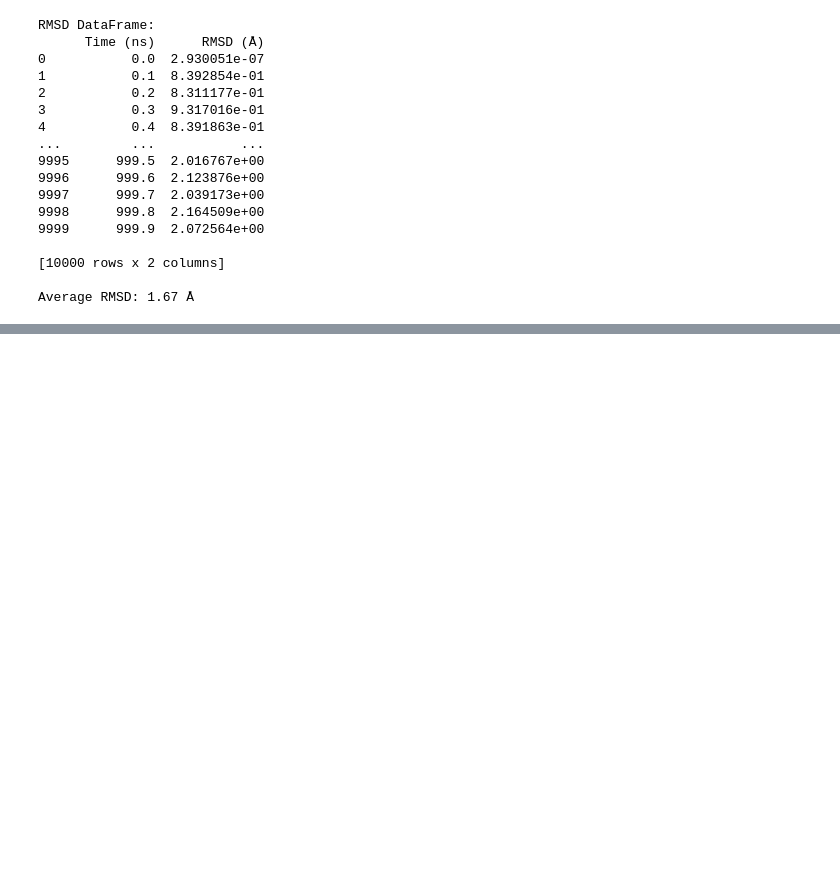
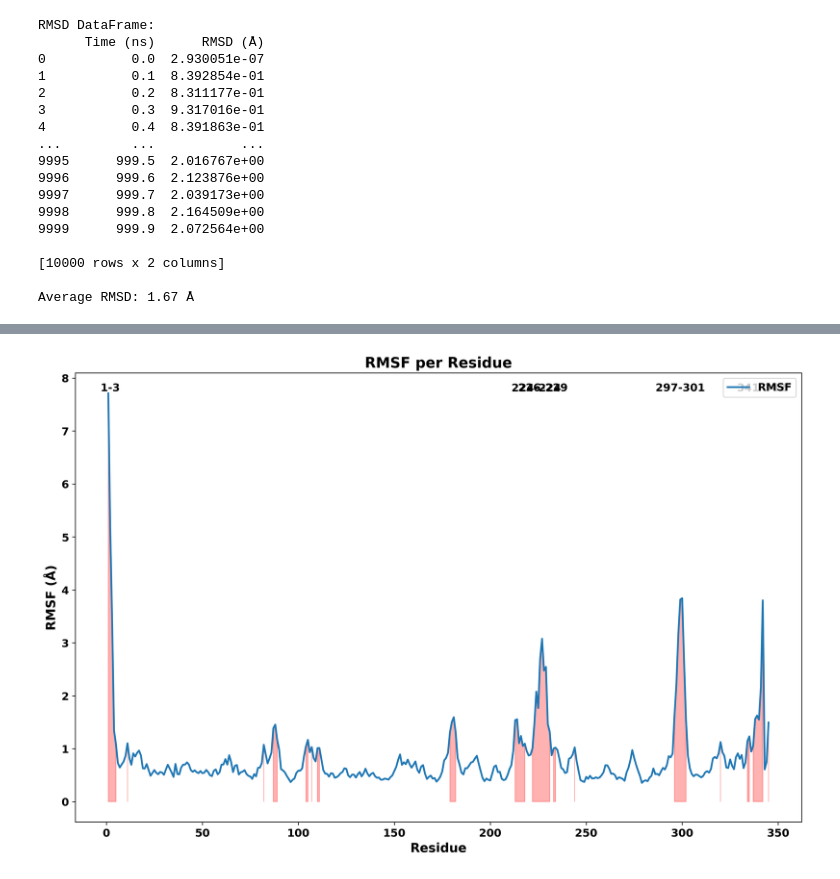
Before and after one commit to bathirjsr/Automation-Scripts-For-QM-MM-and-MD, a Jupyter notebook: Python_Code/MD_Analysis.ipynb, the cells around one changed output, grey strips where cells are left out. Saved outputs shown, nothing was run; the diff lists cells and outputs as text; code cells hidden in the pictures; blank space fills up the shorter version.

```diff
--- a/Python_Code/MD_Analysis.ipynb
+++ b/Python_Code/MD_Analysis.ipynb
@@ -75,0 +132,28 @@ rmsf_values = rmsf.rmsf
+# %%
+# Plot RMSF with high quality settings
+plt.figure(figsize=(12, 8), dpi=300)  # Set figure size and resolution
+plt.plot(residues, rmsf, label='RMSF', linewidth=2)
+plt.xlabel('Residue')
+plt.ylabel('RMSF (Å)')
+plt.title('RMSF per Residue')
+plt.legend()
+plt.grid(False)
+plt.tight_layout()
+plt.fill_between(residues, rmsf, where=(rmsf > 1), color='red', alpha=0.3)
+ranges = []
+start = None
+for i, value in enumerate(rmsf):
+    if value > 2 and start is None:
+        start = residues[i]
+    elif value <= 2 and start is not None:
+        end = residues[i-1]
+        ranges.append((start, end))
+        start = None
+if start is not None:
+    ranges.append((start, residues[-1]))
+for (start, end) in ranges:
+    plt.text((start + end) / 2, max(rmsf), f'{start}-{end}', ha='center', va='bottom', fontsize=12, fontweight='bold')
+
+plt.tight_layout()
+# %% [output]
+[figure, added]
```
Also changed, not shown: parts of 6 cells of this notebook, 2 other files.
